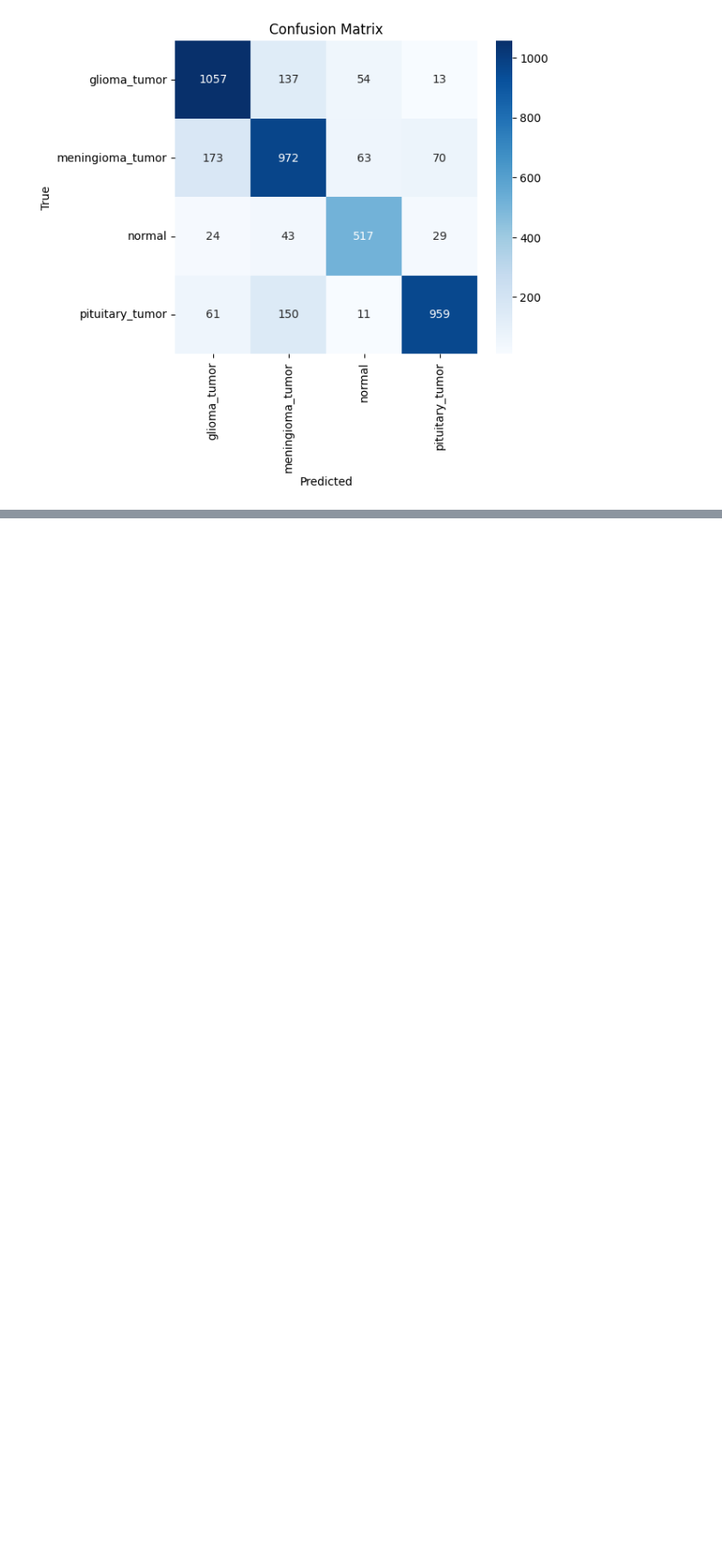
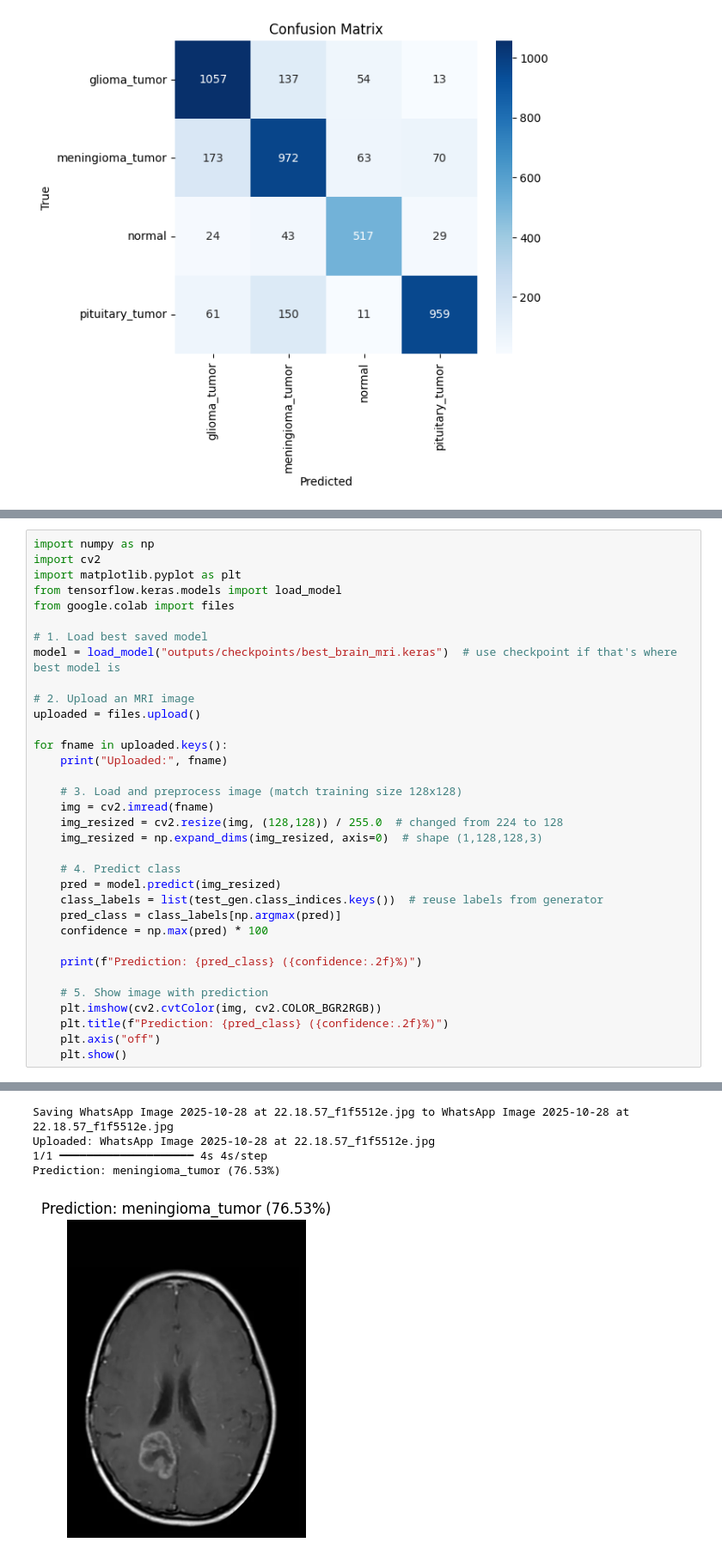
Before and after one commit to SourangshuKundu723/Brain-Tumor-Classification-using-Deep-Learning, a Jupyter notebook: notebooks/brain_mri_classification.ipynb, the cells around one changed output, grey strips where cells are left out. Shown at 86% size. Cells and saved outputs as stored; diff of their text form; blank space fills up the shorter version.

Commit message:
Add MRI image prediction script

```diff
--- a/notebooks/brain_mri_classification.ipynb
+++ b/notebooks/brain_mri_classification.ipynb
@@ -243,0 +249,35 @@ meningioma_tumor       0.75      0.76      0.75      1278
+# %%
+import numpy as np
+import cv2
+import matplotlib.pyplot as plt
+from tensorflow.keras.models import load_model
+from google.colab import files
+
+# 1. Load best saved model
+model = load_model("outputs/checkpoints/best_brain_mri.keras")  # use checkpoint if that's where best model is
+
+# 2. Upload an MRI image
+uploaded = files.upload()
+
+for fname in uploaded.keys():
+    print("Uploaded:", fname)
+
+    # 3. Load and preprocess image (match training size 128x128)
+    img = cv2.imread(fname)
+    img_resized = cv2.resize(img, (128,128)) / 255.0  # changed from 224 to 128
+    img_resized = np.expand_dims(img_resized, axis=0)  # shape (1,128,128,3)
+
+    # 4. Predict class
+    pred = model.predict(img_resized)
+    class_labels = list(test_gen.class_indices.keys())  # reuse labels from generator
+    pred_class = class_labels[np.argmax(pred)]
+    confidence = np.max(pred) * 100
+
+    print(f"Prediction: {pred_class} ({confidence:.2f}%)")
+
+    # 5. Show image with prediction
+    plt.imshow(cv2.cvtColor(img, cv2.COLOR_BGR2RGB))
+    plt.title(f"Prediction: {pred_class} ({confidence:.2f}%)")
+    plt.axis("off")
+    plt.show()
+# %% [output]
@@ -243,0 +285,5 @@ meningioma_tumor       0.75      0.76      0.75      1278
+Saving WhatsApp Image 2025-10-28 at 22.18.57_f1f5512e.jpg to WhatsApp Image 2025-10-28 at 22.18.57_f1f5512e.jpg
+Uploaded: WhatsApp Image 2025-10-28 at 22.18.57_f1f5512e.jpg
+1/1 ━━━━━━━━━━━━━━━━━━━━ 4s 4s/step
+Prediction: meningioma_tumor (76.53%)
+[figure, added]
```
Also changed, not shown: parts of 2 cells of this notebook.
